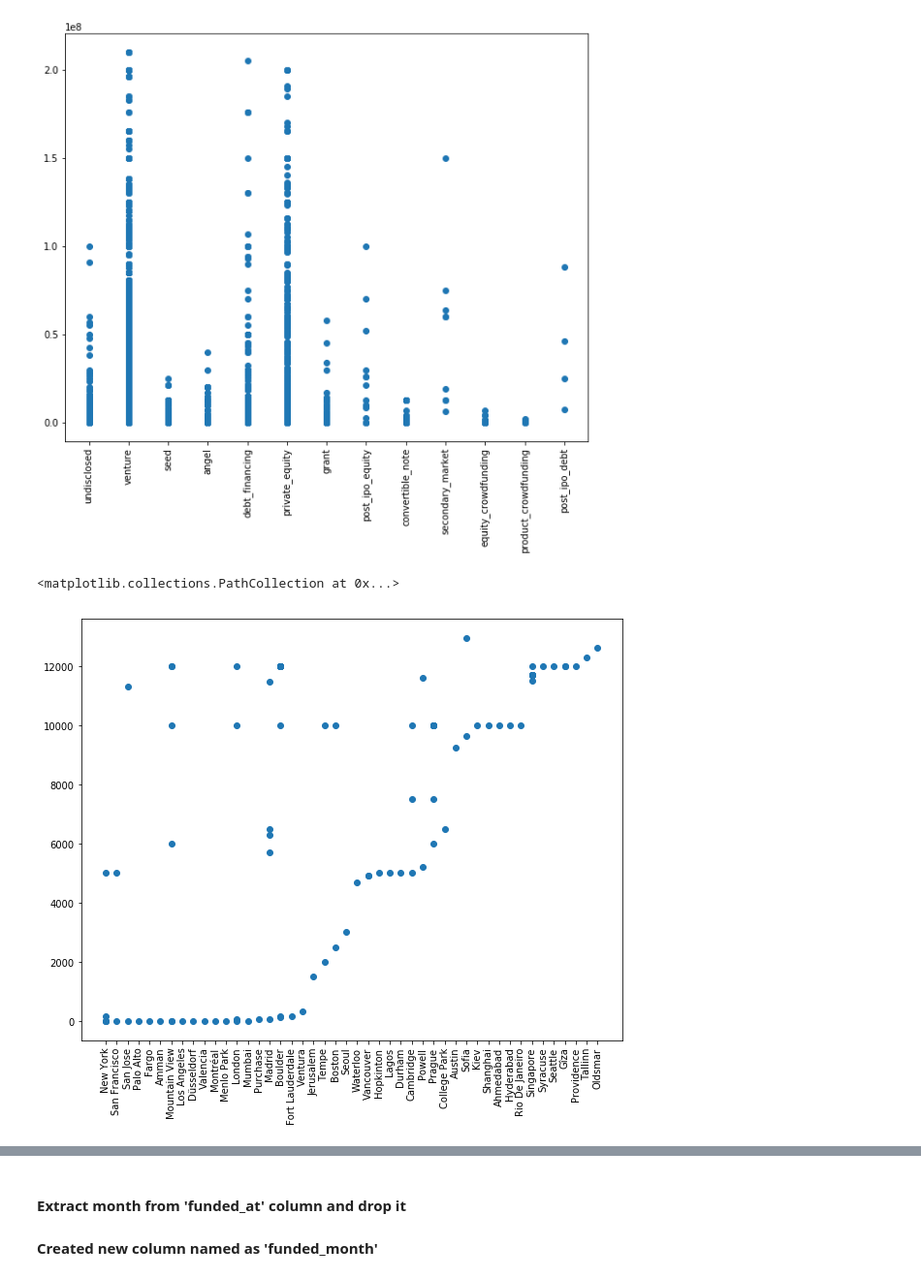
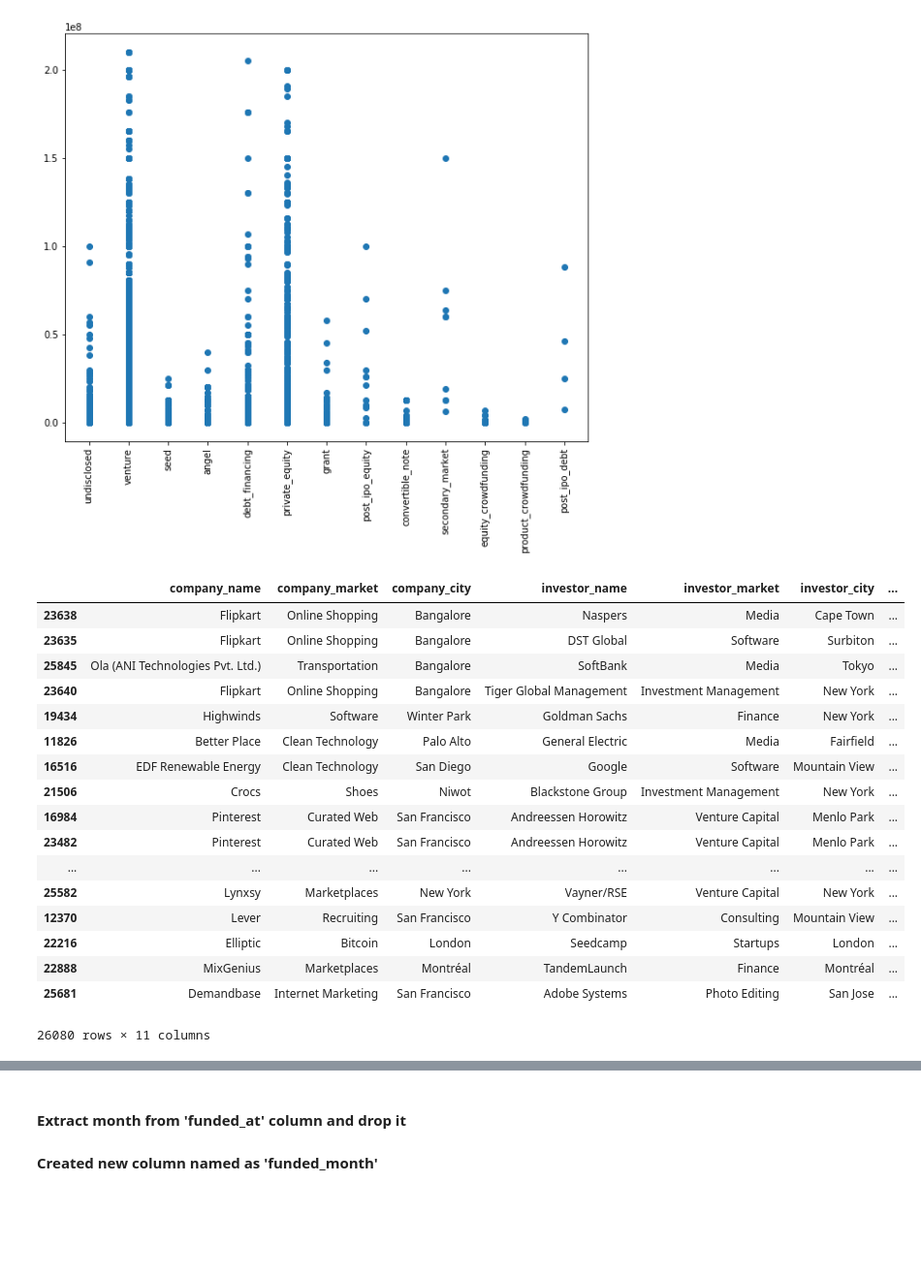
Before and after one commit to warriorgithub/datascience, a Jupyter notebook: projects/capstone/1/StartUpAnalysisModeling.ipynb, the cells around one changed output, grey strips where cells are left out. Shown at 97% size. Cells and saved outputs as stored; diff of their text form; code cells hidden in the pictures; blank space fills up the shorter version.

```diff
--- a/projects/capstone/1/StartUpAnalysisModeling.ipynb
+++ b/projects/capstone/1/StartUpAnalysisModeling.ipynb
@@ -75,13 +75,24 @@ plt.scatter(filter_funds['funding_round_type'],filter_funds['raised_amount_usd']
 # %% [output]
 <matplotlib.collections.PathCollection at 0x...>
 [figure]
-# %%
-filter_funds.sort_values("raised_amount_usd", axis = 0, ascending = True,
-                 inplace = True, na_position ='last')
-top100 = filter_funds.head(100)
-plt.figure(figsize=(10,8))
-plt.xticks(rotation='vertical')
-plt.scatter(top100['investor_city'],top100['raised_amount_usd'])
-# %% [output]
-<matplotlib.collections.PathCollection at 0x...>
-[figure, removed]
+# %%
+filter_funds.sort_values(by='raised_amount_usd',ascending=False)
+# %% [output]
+|  | company_name | company_market | company_city | investor_name | investor_market | investor_city | ... |
+| 23638 | Flipkart | Online Shopping | Bangalore | Naspers | Media | Cape Town | ... |
+| 23635 | Flipkart | Online Shopping | Bangalore | DST Global | Software | Surbiton | ... |
+| 25845 | Ola (ANI Technologies Pvt. Ltd.) | Transportation | Bangalore | SoftBank | Media | Tokyo | ... |
+| 23640 | Flipkart | Online Shopping | Bangalore | Tiger Global Management | Investment Management | New York | ... |
+| 19434 | Highwinds | Software | Winter Park | Goldman Sachs | Finance | New York | ... |
+| 11826 | Better Place | Clean Technology | Palo Alto | General Electric | Media | Fairfield | ... |
+| 16516 | EDF Renewable Energy | Clean Technology | San Diego | Google | Software | Mountain View | ... |
+| 21506 | Crocs | Shoes | Niwot | Blackstone Group | Investment Management | New York | ... |
+| 16984 | Pinterest | Curated Web | San Francisco | Andreessen Horowitz | Venture Capital | Menlo Park | ... |
+| 23482 | Pinterest | Curated Web | San Francisco | Andreessen Horowitz | Venture Capital | Menlo Park | ... |
+| ... | ... | ... | ... | ... | ... | ... | ... |
+| 25582 | Lynxsy | Marketplaces | New York | Vayner/RSE | Venture Capital | New York | ... |
+| 12370 | Lever | Recruiting | San Francisco | Y Combinator | Consulting | Mountain View | ... |
+| 22216 | Elliptic | Bitcoin | London | Seedcamp | Startups | London | ... |
+| 22888 | MixGenius | Marketplaces | Montréal | TandemLaunch | Finance | Montréal | ... |
+| 25681 | Demandbase | Internet Marketing | San Francisco | Adobe Systems | Photo Editing | San Jose | ... |
+26080 rows × 11 columns
```
Also changed, not shown: parts of 41 cells of this notebook.
